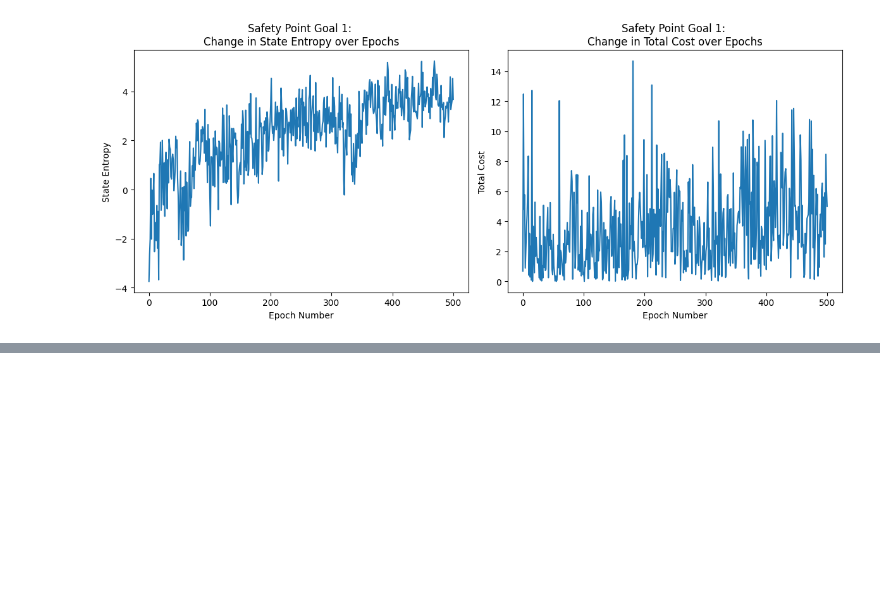
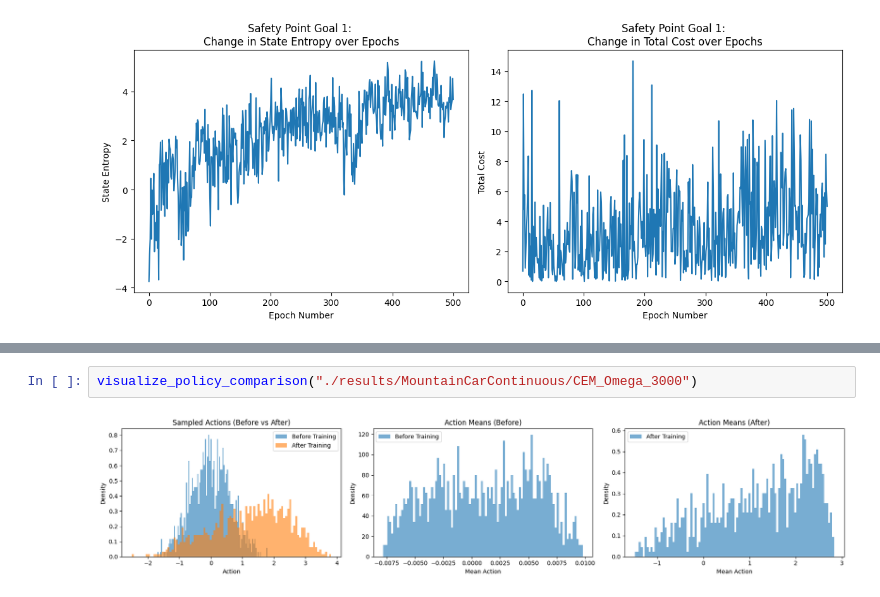
Before and after one commit to micobruh/safe-rl, a Jupyter notebook: visualization.ipynb, the cells around one changed output, grey strips where cells are left out. Saved outputs shown, nothing was run; the diff lists cells and outputs as text; blank space fills up the shorter version.

```diff
--- a/visualization.ipynb
+++ b/visualization.ipynb
@@ -143,0 +298,4 @@ fig.tight_layout()
+# %%
+visualize_policy_comparison("./results/MountainCarContinuous/CEM_Omega_3000")
+# %% [output]
+[figure, added]
```
Also changed, not shown: parts of 8 cells of this notebook, 1 other file.
